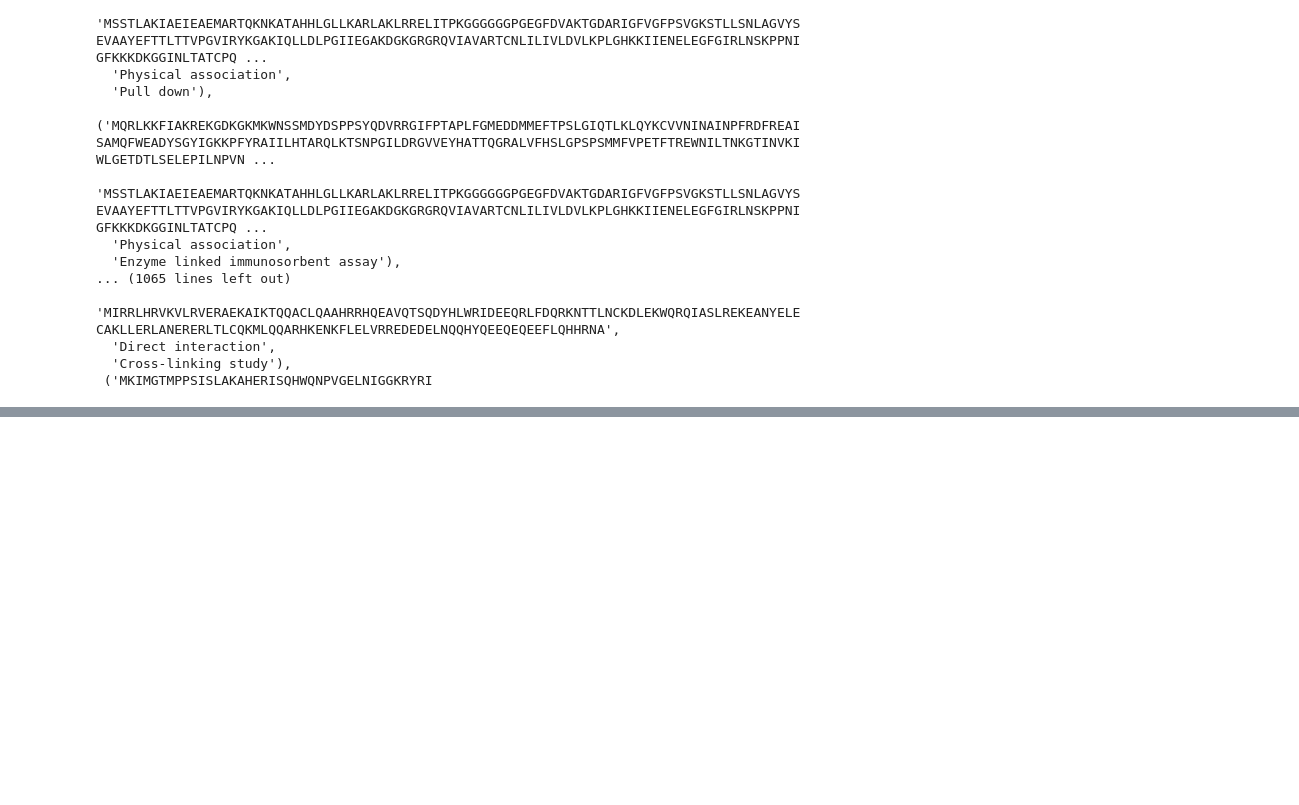
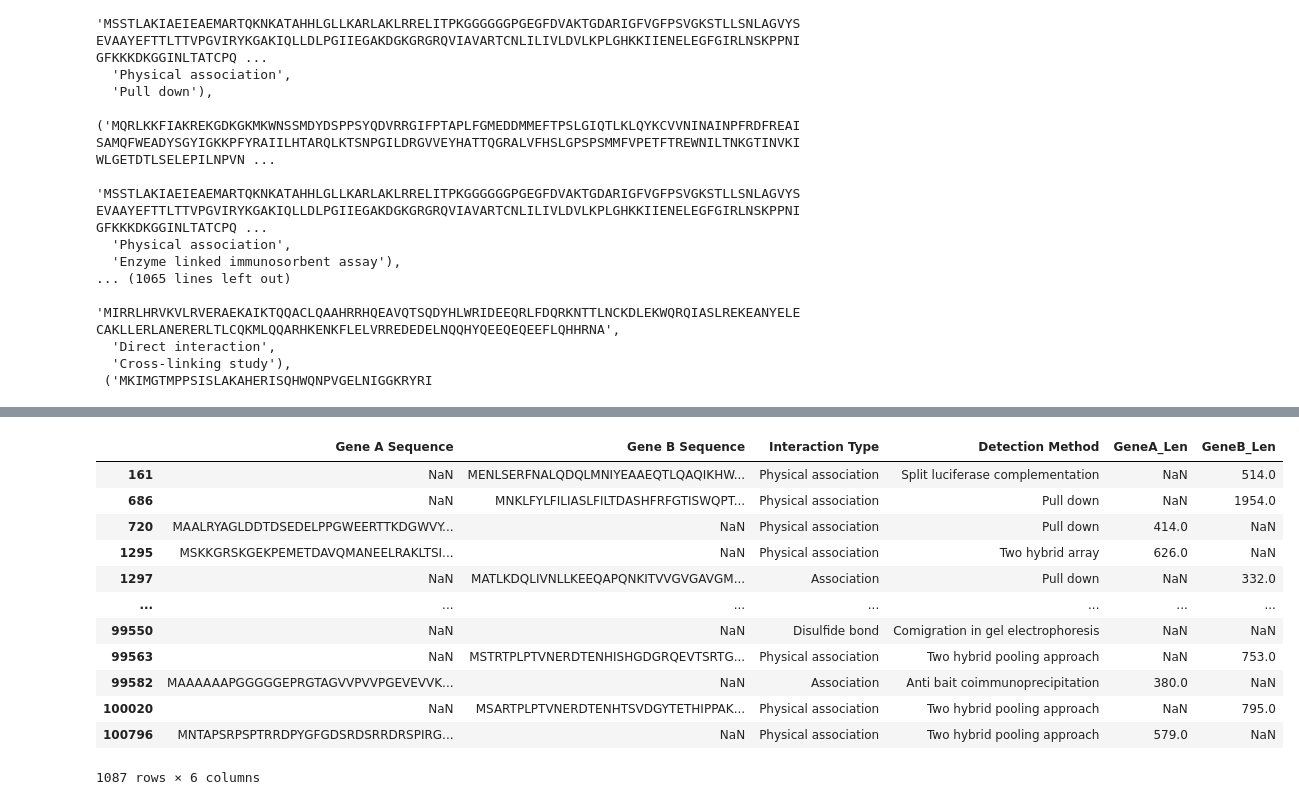
Before and after one commit to xXViridianXx/258RAss2, a Jupyter notebook: EDA.ipynb, the cells around one changed output, grey strips where cells are left out. Drawn from its saved outputs; the diff is of its cells as text; code cells hidden in the pictures; blank space fills up the shorter version.

```diff
--- a/EDA.ipynb
+++ b/EDA.ipynb
@@ -135,0 +147,17 @@ mapping
+# %%
+df_rows_with_na = df[df.isna().any(axis=1)]
+df_rows_with_na
+# %% [output]
+|  | Gene A Sequence | Gene B Sequence | Interaction Type | Detection Method | GeneA_Len | GeneB_Len |
+| 161 | NaN | MENLSERFNALQDQLMNIYEAAEQTLQAQIKHW... | Physical association | Split luciferase complementation | NaN | 514.0 |
+| 686 | NaN | MNKLFYLFILIASLFILTDASHFRFGTISWQPT... | Physical association | Pull down | NaN | 1954.0 |
+| 720 | MAALRYAGLDDTDSEDELPPGWEERTTKDGWVY... | NaN | Physical association | Pull down | 414.0 | NaN |
+| 1295 | MSKKGRSKGEKPEMETDAVQMANEELRAKLTSI... | NaN | Physical association | Two hybrid array | 626.0 | NaN |
+| 1297 | NaN | MATLKDQLIVNLLKEEQAPQNKITVVGVGAVGM... | Association | Pull down | NaN | 332.0 |
+| ... | ... | ... | ... | ... | ... | ... |
+| 99550 | NaN | NaN | Disulfide bond | Comigration in gel electrophoresis | NaN | NaN |
+| 99563 | NaN | MSTRTPLPTVNERDTENHISHGDGRQEVTSRTG... | Physical association | Two hybrid pooling approach | NaN | 753.0 |
+| 99582 | MAAAAAAPGGGGGEPRGTAGVVPVVPGEVEVVK... | NaN | Association | Anti bait coimmunoprecipitation | 380.0 | NaN |
+| 100020 | NaN | MSARTPLPTVNERDTENHTSVDGYTETHIPPAK... | Physical association | Two hybrid pooling approach | NaN | 795.0 |
+| 100796 | MNTAPSRPSPTRRDPYGFGDSRDSRRDRSPIRG... | NaN | Physical association | Two hybrid pooling approach | 579.0 | NaN |
+1087 rows × 6 columns
```
Also changed, not shown: parts of 2 cells of this notebook.
